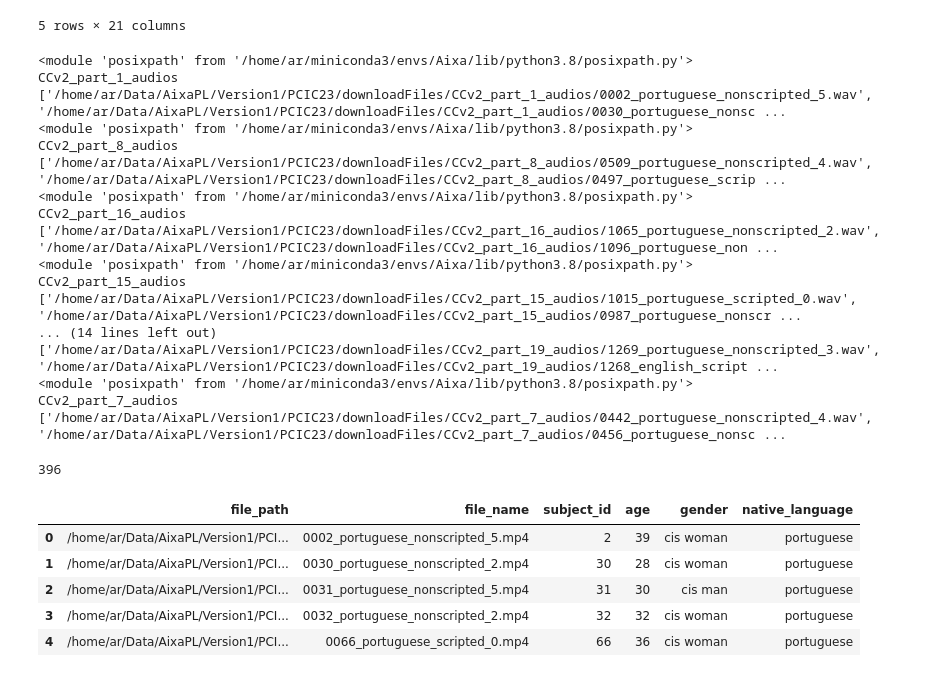
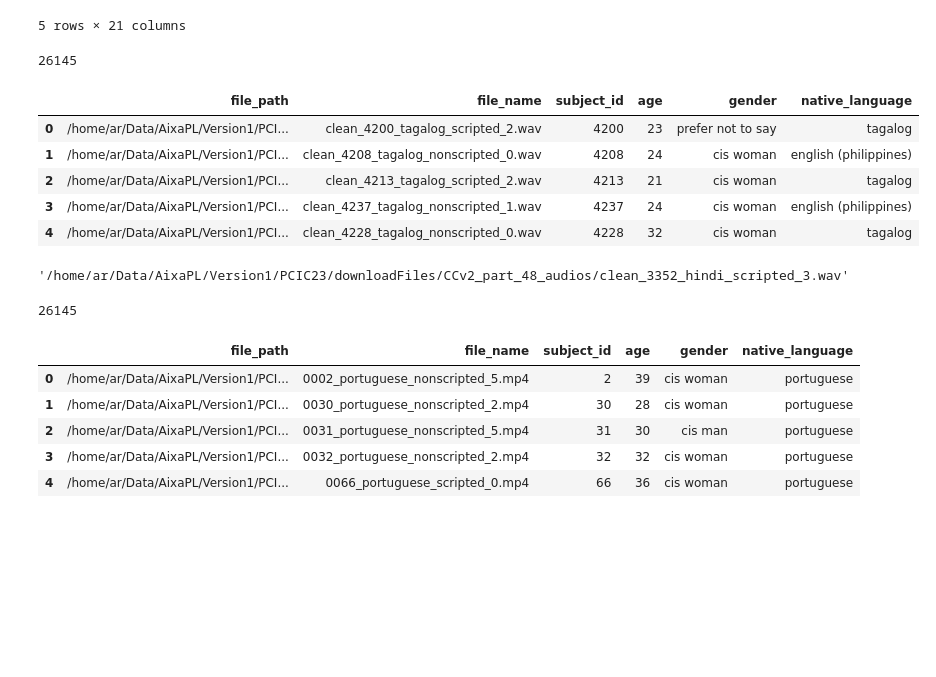
Before and after one commit to AixaL/PCIC23, a Jupyter notebook: x-vector/prueba.ipynb, the cells around one changed output. Drawn from its saved outputs; the diff is of its cells as text; code cells hidden in the pictures; blank space fills up the shorter version.

Commit message:
dataset

```diff
--- a/x-vector/prueba.ipynb
+++ b/x-vector/prueba.ipynb
@@ -33,21 +33,25 @@ with os.scandir(current_directory) as ficheros:
 for directorio in subdirectorios:
     # if 'CCv2' not in directorio and 'error' not in directorio:
     if 'CCv2' in directorio:
-        print(os.path)
-        print(directorio)
+        # print(os.path)
+        # print(directorio)
         audio_files = [str(file) for file in Path(os.path.join(current_directory, directorio)).iterdir() if file.name.endswith(".wav")]
         # audio_files = [os.path.join(directorio, file) for file in os.listdir(directorio) if file.endswith(".wav")]
-        print(audio_files)
+        # print(audio_files)
         for file in audio_files:
-            fileName= os.path.basename(file).split("-")[0]
-            fileName = fileName.replace("wav","mp4")
+            fileName1= os.path.basename(file).split("-")[0]
+            fileName = fileName1.replace("wav","mp4")
+            fileName = fileName.replace("clean_","")
+
+            # print(file)
+            # print(fileName)
 
             dataJson = datos[datos['video_name'] == fileName]
 
             if not dataJson.empty:
                 entry = {
                     'file_path': file,
-                    'file_name': fileName,
+                    'file_name': fileName1,
                     'subject_id': dataJson['subject_id'].values[0],
                     'age': dataJson['age'].values[0],
                     'gender': dataJson['gender'].values[0],
@@ -56,29 +60,28 @@ for directorio in subdirectorios:
                 dataset.append(entry)
 
 dataset_df = pd.DataFrame(dataset)
-# %% [output]
-<module 'posixpath' from '/home/ar/miniconda3/envs/Aixa/lib/python3.8/posixpath.py'>
-CCv2_part_1_audios
-['/home/ar/Data/AixaPL/Version1/PCIC23/downloadFiles/CCv2_part_1_audios/0002_portuguese_nonscripted_5.wav', '/home/ar/Data/AixaPL/Version1/PCIC23/downloadFiles/CCv2_part_1_audios/0030_portuguese_nonsc ...
-<module 'posixpath' from '/home/ar/miniconda3/envs/Aixa/lib/python3.8/posixpath.py'>
-CCv2_part_8_audios
-['/home/ar/Data/AixaPL/Version1/PCIC23/downloadFiles/CCv2_part_8_audios/0509_portuguese_nonscripted_4.wav', '/home/ar/Data/AixaPL/Version1/PCIC23/downloadFiles/CCv2_part_8_audios/0497_portuguese_scrip ...
-<module 'posixpath' from '/home/ar/miniconda3/envs/Aixa/lib/python3.8/posixpath.py'>
-CCv2_part_16_audios
-['/home/ar/Data/AixaPL/Version1/PCIC23/downloadFiles/CCv2_part_16_audios/1065_portuguese_nonscripted_2.wav', '/home/ar/Data/AixaPL/Version1/PCIC23/downloadFiles/CCv2_part_16_audios/1096_portuguese_non ...
-<module 'posixpath' from '/home/ar/miniconda3/envs/Aixa/lib/python3.8/posixpath.py'>
-CCv2_part_15_audios
-['/home/ar/Data/AixaPL/Version1/PCIC23/downloadFiles/CCv2_part_15_audios/1015_portuguese_scripted_0.wav', '/home/ar/Data/AixaPL/Version1/PCIC23/downloadFiles/CCv2_part_15_audios/0987_portuguese_nonscr ...
-... (14 lines left out)
-['/home/ar/Data/AixaPL/Version1/PCIC23/downloadFiles/CCv2_part_19_audios/1269_portuguese_nonscripted_3.wav', '/home/ar/Data/AixaPL/Version1/PCIC23/downloadFiles/CCv2_part_19_audios/1268_english_script ...
-<module 'posixpath' from '/home/ar/miniconda3/envs/Aixa/lib/python3.8/posixpath.py'>
-CCv2_part_7_audios
-['/home/ar/Data/AixaPL/Version1/PCIC23/downloadFiles/CCv2_part_7_audios/0442_portuguese_nonscripted_4.wav', '/home/ar/Data/AixaPL/Version1/PCIC23/downloadFiles/CCv2_part_7_audios/0456_portuguese_nonsc ...
+# %%
+len(dataset_df)
+# %% [output]
+26145
+# %%
+dataset_df.head()
+# %% [output]
+|  | file_path | file_name | subject_id | age | gender | native_language |
+| 0 | /home/ar/Data/AixaPL/Version1/PCI... | clean_4200_tagalog_scripted_2.wav | 4200 | 23 | prefer not to say | tagalog |
+| 1 | /home/ar/Data/AixaPL/Version1/PCI... | clean_4208_tagalog_nonscripted_0.wav | 4208 | 24 | cis woman | english (philippines) |
+| 2 | /home/ar/Data/AixaPL/Version1/PCI... | clean_4213_tagalog_scripted_2.wav | 4213 | 21 | cis woman | tagalog |
+| 3 | /home/ar/Data/AixaPL/Version1/PCI... | clean_4237_tagalog_nonscripted_1.wav | 4237 | 24 | cis woman | english (philippines) |
+| 4 | /home/ar/Data/AixaPL/Version1/PCI... | clean_4228_tagalog_nonscripted_0.wav | 4228 | 32 | cis woman | tagalog |
+# %%
+dataset_df.iloc[387]['file_path']
+# %% [output]
+'/home/ar/Data/AixaPL/Version1/PCIC23/downloadFiles/CCv2_part_48_audios/clean_3352_hindi_scripted_3.wav'
 # %%
 dataset = []
-len(audio_files)
+len(dataset_df)
 # %% [output]
-396
+26145
 # %%
 for file in audio_files:
     fileName= os.path.basename(file).split("-")[0]
```
Also changed, not shown: parts of 3 cells of this notebook, 1 other file.
